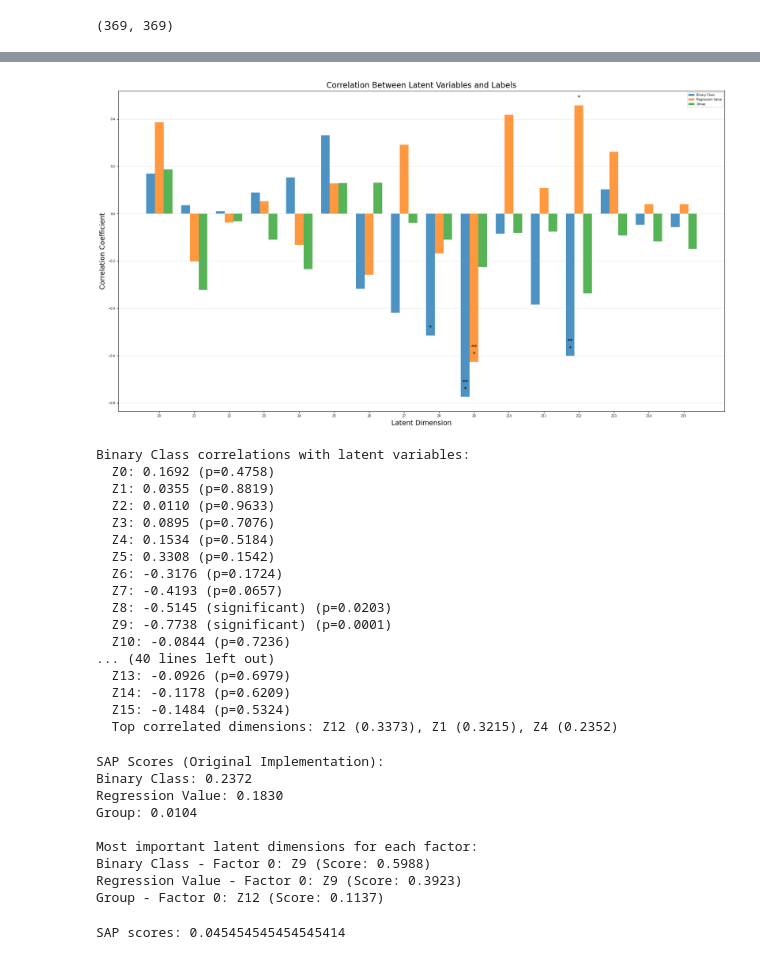
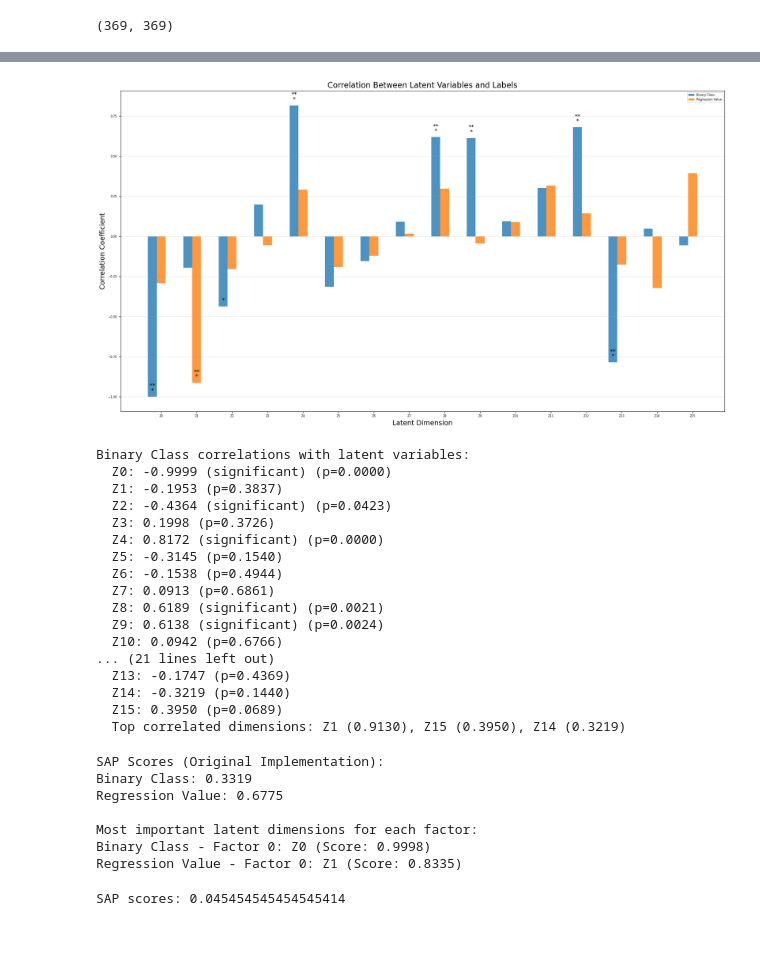
Before and after one commit to Jakaria08/Disentangle_Latent_Space_Deep_SDF, a Jupyter notebook: test_two_supervised.ipynb, the cells around one changed output, grey strips where cells are left out. Drawn from its saved outputs; the diff is of its cells as text; code cells hidden in the pictures.

Commit message:
two unknown variable unsupervised, one known variable supervised , regression or size is supervised, two classification tasks are unsupervised for torus

```diff
--- a/test_two_supervised.ipynb
+++ b/test_two_supervised.ipynb
@@ -20,8 +20,8 @@ def get_spec_with_default(specs, key, default):
     except KeyError:
         return default
 # %%
-#experiment_directory = "examples/torus/Run_w_con_loss_one_variable_usual"
-experiment_directory = "examples/torus_subgroup"
+experiment_directory = "examples/torus/Run_w_Encoder_Decoder_KL_Contrastive"
+#experiment_directory = "examples/torus_subgroup"
 specs = ws.load_experiment_specifications(experiment_directory)
 data_source = specs["DataSource"]
 test_split_file = specs["TestSplit"]
@@ -102,7 +102,7 @@ for test_fname in eval_test_filenames:
     label = labels.get(save_name)
     all_labels.append(label[0])
     all_labels_reg.append(label[2])
-    all_labels_group.append(label[4])
+    #all_labels_group.append(label[4])
     mesh_label_names.append(save_name)
     path = os.path.join(experiment_directory, "contrastive", ws.tb_logs_test_reconstructions, save_name)
     if not os.path.exists(path):
@@ -466,7 +481,7 @@ def calculate_correlations(latent_array, label_types):
 label_types = {
     'Binary Class': all_labels,
     'Regression Value': all_labels_reg,
-    'Group': all_labels_group
+    #'Group': all_labels_group
 }
 
 # Calculate correlations
@@ -496,51 +511,51 @@ for i, (label_name, corr_data) in enumerate(correlations.items()):
                      ha='center', va='bottom', fontsize=12)
         if p < 0.01:
             plt.text(j + i*bar_width, corr_values[j] + 0.05, '**',
                      ha='center', va='bottom', fontsize=12)
 
 # Add labels and legend
 plt.xlabel('Latent Dimension', fontsize=14)
 plt.ylabel('Correlation Coefficient', fontsize=14)
 plt.title('Correlation Between Latent Variables and Labels', fontsize=16)
 plt.xticks(index + bar_width, [f'Z{i}' for i in range(all_latents_array.shape[1])])
 plt.legend()
 plt.grid(axis='y', alpha=0.3)
 plt.tight_layout()
 plt.savefig('latent_correlations.png', dpi=300, bbox_inches='tight')
 plt.show()
 
 # Create a more detailed heatmap for each label type
 for label_name, corr_data in correlations.items():
     # Print the correlation values
     print(f"\n{label_name} correlations with latent variables:")
     for i, corr in enumerate(corr_data['correlation']):
         p = corr_data['p_values'][i]
         sig = ' (significant)' if p < 0.05 else ''
         print(f"  Z{i}: {corr:.4f}{sig} (p={p:.4f})")
 
     # Identify most correlated dimensions
     abs_corrs = np.abs(corr_data['correlation'])
     top_dims = np.argsort(abs_corrs)[::-1][:3]  # Top 3 dimensions
     print(f"  Top correlated dimensions: {', '.join([f'Z{i} ({abs_corrs[i]:.4f})' for i in top_dims])}")
 # %% [output]
-[figure, old version]
+[figure, new version]
 Binary Class correlations with latent variables:
-  Z0: 0.1692 (p=0.4758)
-  Z1: 0.0355 (p=0.8819)
-  Z2: 0.0110 (p=0.9633)
-  Z3: 0.0895 (p=0.7076)
-  Z4: 0.1534 (p=0.5184)
-  Z5: 0.3308 (p=0.1542)
-  Z6: -0.3176 (p=0.1724)
-  Z7: -0.4193 (p=0.0657)
-  Z8: -0.5145 (significant) (p=0.0203)
-  Z9: -0.7738 (significant) (p=0.0001)
-  Z10: -0.0844 (p=0.7236)
-... (40 lines left out)
-  Z13: -0.0926 (p=0.6979)
-  Z14: -0.1178 (p=0.6209)
-  Z15: -0.1484 (p=0.5324)
-  Top correlated dimensions: Z12 (0.3373), Z1 (0.3215), Z4 (0.2352)
+  Z0: -0.9999 (significant) (p=0.0000)
+  Z1: -0.1953 (p=0.3837)
+  Z2: -0.4364 (significant) (p=0.0423)
+  Z3: 0.1998 (p=0.3726)
+  Z4: 0.8172 (significant) (p=0.0000)
+  Z5: -0.3145 (p=0.1540)
+  Z6: -0.1538 (p=0.4944)
+  Z7: 0.0913 (p=0.6861)
+  Z8: 0.6189 (significant) (p=0.0021)
+  Z9: 0.6138 (significant) (p=0.0024)
+  Z10: 0.0942 (p=0.6766)
+... (21 lines left out)
+  Z13: -0.1747 (p=0.4369)
+  Z14: -0.3219 (p=0.1440)
+  Z15: 0.3950 (p=0.0689)
+  Top correlated dimensions: Z1 (0.9130), Z15 (0.3950), Z14 (0.3219)
 # %%
 import numpy as np
 import matplotlib.pyplot as plt
@@ -762,7 +777,7 @@ def get_bin_index(x, nb_bins):
 label_types = {
     'Binary Class': all_labels,
     'Regression Value': all_labels_reg,
-    'Group': all_labels_group
+    #'Group': all_labels_group
 }
 
 # Calculate SAP scores and generate visualizations
@@ -784,14 +799,12 @@ for label_name, s_matrix in sap_results['matrices'].items():
         print(f"{label_name} - Factor {f}: Z{best_dim} (Score: {score:.4f})")
 # %% [output]
 SAP Scores (Original Implementation):
-Binary Class: 0.2372
-Regression Value: 0.1830
-Group: 0.0104
+Binary Class: 0.3319
+Regression Value: 0.6775
 
 Most important latent dimensions for each factor:
-Binary Class - Factor 0: Z9 (Score: 0.5988)
-Regression Value - Factor 0: Z9 (Score: 0.3923)
-Group - Factor 0: Z12 (Score: 0.1137)
+Binary Class - Factor 0: Z0 (Score: 0.9998)
+Regression Value - Factor 0: Z1 (Score: 0.8335)
 # %%
 print(f"SAP scores (attribute vae): {sap_score}")
 # %% [output]
```
Also changed, not shown: parts of 8 cells of this notebook, 18 other files.
